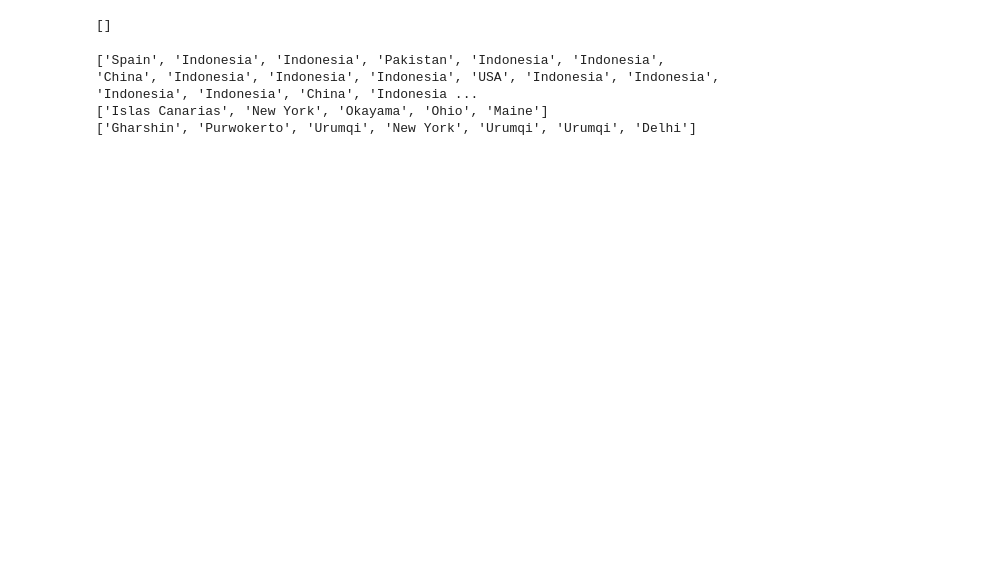
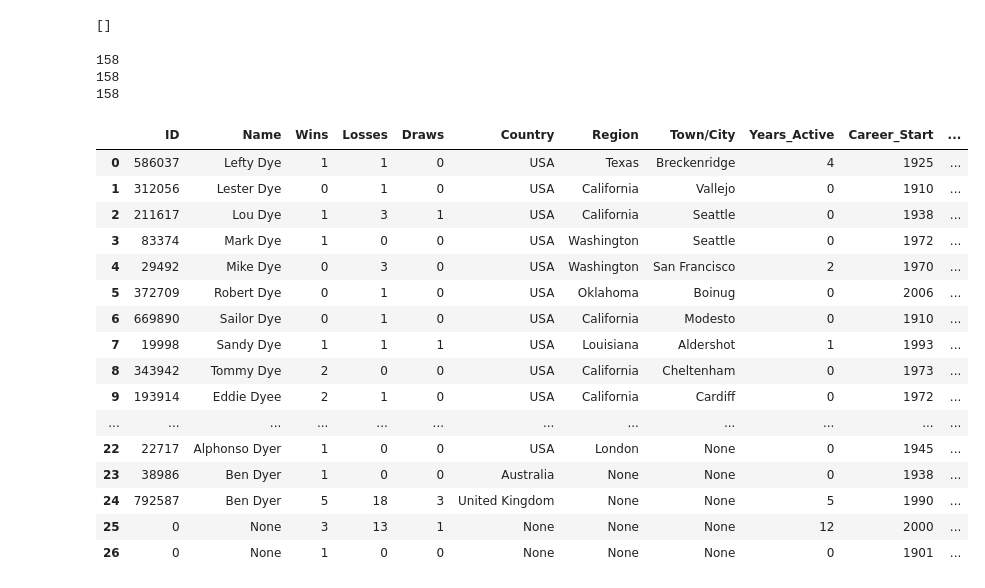
Before and after one commit to jarretjeter/Boxing-Data, a Jupyter notebook: webscrape2.ipynb, the cells around one changed output. Cells and saved outputs as stored; diff of their text form; code cells hidden in the pictures; blank space fills up the shorter version.

```diff
--- a/webscrape2.ipynb
+++ b/webscrape2.ipynb
@@ -304,9 +367,11 @@ for link in all_links:
         if "/en/locations/event?level=c" in link["href"]:
             country_links.append(link.text)
             # print(link)
+        else:
+            country_links.append("N/A")
     except:
         pass
-print(country_links)
+print(len(country_links))
 
 # Obtain fighter regions
 region_links = []
@@ -315,11 +380,11 @@ for link in all_links:
         if "/en/locations/event?level=r" in link["href"]:
             region_links.append(link.text)
             # print(link)
-        # else:
-        #     region_links.append("N/A")
+        else:
+            region_links.append("N/A")
     except:
         pass
-print(region_links)
+print(len(region_links))
 
 # Obtain fighter towns/cities
 town_city_links = []
@@ -328,9 +393,11 @@ for link in all_links:
         if "/en/locations/event?level=t" in link["href"]:
             town_city_links.append(link.text)
             # print(link)
+        else:
+            town_city_links.append("N/A")
     except:
         pass
-print(town_city_links)
+print(len(town_city_links))
 # boxer_rows = soup.find("tbody").find_all("tr")
 # for row in boxer_rows:
 #     row_links = row.findAll("a")
@@ -338,9 +405,9 @@ print(town_city_links)
 #         if "/en/locations/event?level=c" in link:
 #             print(link)
 # %% [output]
-['Spain', 'Indonesia', 'Indonesia', 'Pakistan', 'Indonesia', 'Indonesia', 'China', 'Indonesia', 'Indonesia', 'Indonesia', 'USA', 'Indonesia', 'Indonesia', 'Indonesia', 'Indonesia', 'China', 'Indonesia ...
-['Islas Canarias', 'New York', 'Okayama', 'Ohio', 'Maine']
-['Gharshin', 'Purwokerto', 'Urumqi', 'New York', 'Urumqi', 'Urumqi', 'Delhi']
+158
+158
+158
 # %%
 # Scrape Fighter Data
 
@@ -350,7 +417,7 @@ import re
 # boxer_df = pd.DataFrame(columns=["ID", "Name", "Career_Length", "W-L-D", "Fights", "Division", "Residence"])
 boxer_table = soup.find_all("tbody")
 # boxer_row = soup.find_all("tr")
-boxer_rows = soup.find("tbody").find_all("tr")
+# boxer_rows = soup.find("tbody").find_all("tr")
 boxer_careers = soup.find("tbody").find_all(text=re.compile("\d{4}\-\d{4}"))
 
 # boxer_links = soup.find_all("a", class_="personLink")
@@ -364,7 +431,7 @@ boxer_careers = soup.find("tbody").find_all(text=re.compile("\d{4}\-\d{4}"))
 
 def boxer_scraper() -> pd.DataFrame:
     """
-    Appends certain scraped data to dictionaries and create pandas dataframe from dictionaries
+    Appends certain scraped data from parsed html content to dictionaries and creates a pandas dataframe from them
     """
     id_list = []
     name_list = []
@@ -374,15 +441,15 @@ def boxer_scraper() -> pd.DataFrame:
     yrs_active_list = []
     career_start_list = []
     career_end_list = []
+    w_list = []
     l_list = []
     d_list = []
-    w_list = []
     fights_list = []
     division_list = []
-    residence_list = []
 
     # boxer_dictionary = {"ID": id_list, "Name": name_list, "Career_Length": career_list, "W-L-D": wld_list, "Fights": fights_list, "Division": division_list, "Residence": residence_list}
     boxer_dictionary = {"ID": id_list, "Name": name_list, "Wins": w_list, "Losses": l_list, "Draws": d_list, "Country": country_list, "Region": region_list, "Town/City": town_city_list, "Years_Active": yrs_active_list, "Career_Start": career_start_list, "Career_End": career_end_list}
+
 
     all_links = soup.find_all("a")
     boxer_links = soup.find_all("a", class_="personLink")
@@ -390,6 +457,7 @@ def boxer_scraper() -> pd.DataFrame:
     boxer_losses = soup.find_all("span", class_="textLost")
     boxer_draws = soup.find_all("span", class_="textDraw")
     country_links = []
+
 
     # gather ids and names
     for link in boxer_links:
@@ -406,9 +474,11 @@ def boxer_scraper() -> pd.DataFrame:
         try:
             if "/en/locations/event?level=c" in link["href"]:
                 country_list.append(link.text)
-            elif "/en/locations/event?level=r" in link["href"]:
+
+            if "/en/locations/event?level=r" in link["href"]:
                 region_list.append(link.text)
-            elif "/en/locations/event?level=t" in link["href"]:
+
+            if "/en/locations/event?level=t" in link["href"]:
                 town_city_list.append(link.text)
         except:
             pass
@@ -422,31 +492,60 @@ def boxer_scraper() -> pd.DataFrame:
         l_list.append(l)
     for draw in boxer_draws:
         d = draw.text
         d_list.append(d)
 
     # career span
     for career in boxer_careers:
         career = career.replace("\n", "")
         career = career.replace("  ", "")
         career_start = career[0:4]
         career_end = career[-4:]
         # print(f"{career_start}, {career_end}")
         career_start_list.append(career_start)
         career_end_list.append(career_end)
         if int(career_end) - int(career_start) > 0 :
             yrs_active_list.append(int(career_end) - int(career_start))
         else:
-            yrs_active_list.append("Less than a year")
+            yrs_active_list.append(0)
 
     # Orient on index to work around uneven array values error. Fills missing values with "None"
     df = pd.DataFrame.from_dict(boxer_dictionary, orient="index")
     # Switch columns and rows back as desired with missing values filled
     df = df.transpose()
     return df
 
+
+def fix_ids(dataframe: pd.DataFrame) -> pd.DataFrame:
+    """
+    removes everything not a digit in the ID column and converts to_numeric
+    """
+    dataframe["ID"].replace(to_replace=r"\D", value="", regex=True, inplace=True)
+    dataframe["ID"] = dataframe["ID"].fillna(0)
+    dataframe["ID"] = dataframe["ID"].astype("int64")
+    return dataframe
+
 boxer_df = boxer_scraper()
+fix_ids(boxer_df)
 # for row in boxer_rows:
 #     new_row = row.text.replace("\n", " ")
 #     new_row = new_row.replace("  ", "")
 #     print(new_row)
 # boxer_df.head(5)
+# %% [output]
+|  | ID | Name | Wins | Losses | Draws | Country | Region | Town/City | Years_Active | Career_Start | ... |
+| 0 | 586037 | Lefty Dye | 1 | 1 | 0 | USA | Texas | Breckenridge | 4 | 1925 | ... |
+| 1 | 312056 | Lester Dye | 0 | 1 | 0 | USA | California | Vallejo | 0 | 1910 | ... |
+| 2 | 211617 | Lou Dye | 1 | 3 | 1 | USA | California | Seattle | 0 | 1938 | ... |
+| 3 | 83374 | Mark Dye | 1 | 0 | 0 | USA | Washington | Seattle | 0 | 1972 | ... |
+| 4 | 29492 | Mike Dye | 0 | 3 | 0 | USA | Washington | San Francisco | 2 | 1970 | ... |
+| 5 | 372709 | Robert Dye | 0 | 1 | 0 | USA | Oklahoma | Boinug | 0 | 2006 | ... |
+| 6 | 669890 | Sailor Dye | 0 | 1 | 0 | USA | California | Modesto | 0 | 1910 | ... |
+| 7 | 19998 | Sandy Dye | 1 | 1 | 1 | USA | Louisiana | Aldershot | 1 | 1993 | ... |
+| 8 | 343942 | Tommy Dye | 2 | 0 | 0 | USA | California | Cheltenham | 0 | 1973 | ... |
+| 9 | 193914 | Eddie Dyee | 2 | 1 | 0 | USA | California | Cardiff | 0 | 1972 | ... |
+| ... | ... | ... | ... | ... | ... | ... | ... | ... | ... | ... | ... |
+| 22 | 22717 | Alphonso Dyer | 1 | 0 | 0 | USA | London | None | 0 | 1945 | ... |
+| 23 | 38986 | Ben Dyer | 1 | 0 | 0 | Australia | None | None | 0 | 1938 | ... |
+| 24 | 792587 | Ben Dyer | 5 | 18 | 3 | United Kingdom | None | None | 5 | 1990 | ... |
+| 25 | 0 | None | 3 | 13 | 1 | None | None | None | 12 | 2000 | ... |
+| 26 | 0 | None | 1 | 0 | 0 | None | None | None | 0 | 1901 | ... |
```
Also changed, not shown: parts of 9 cells of this notebook.
